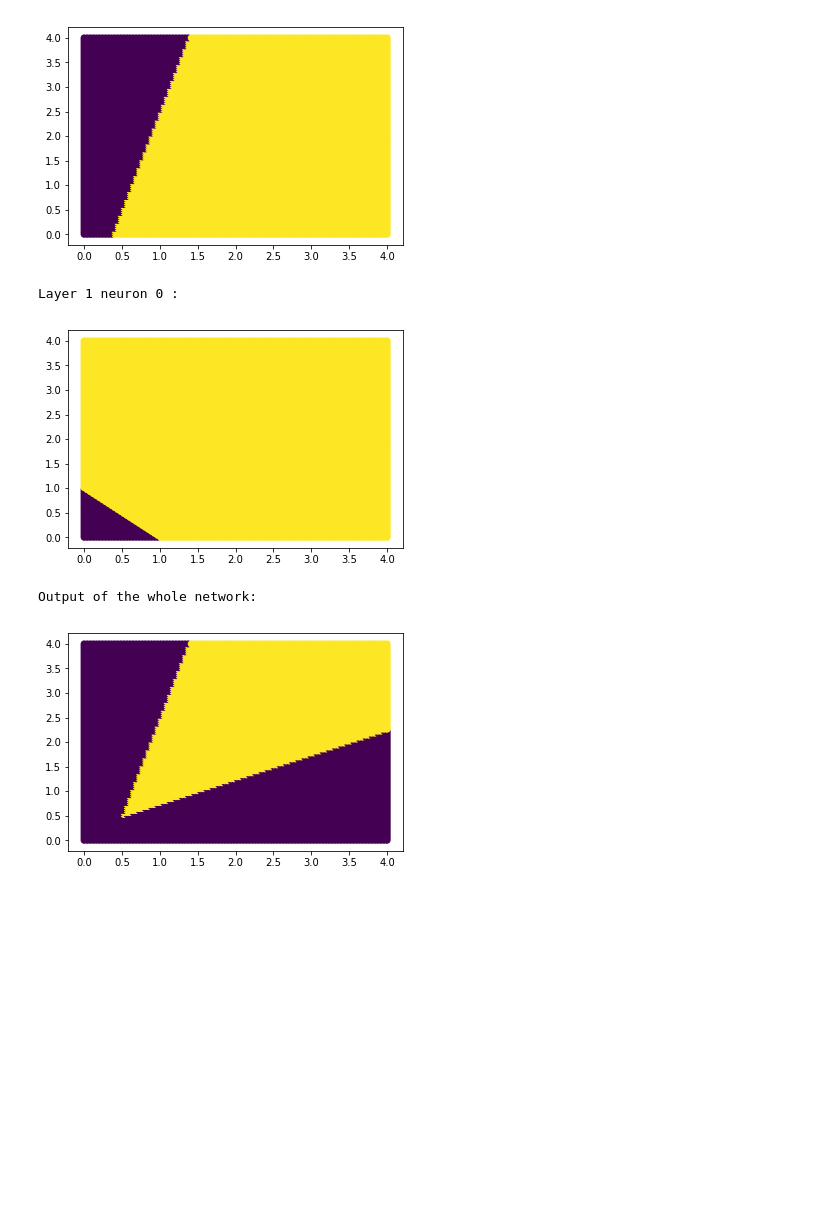
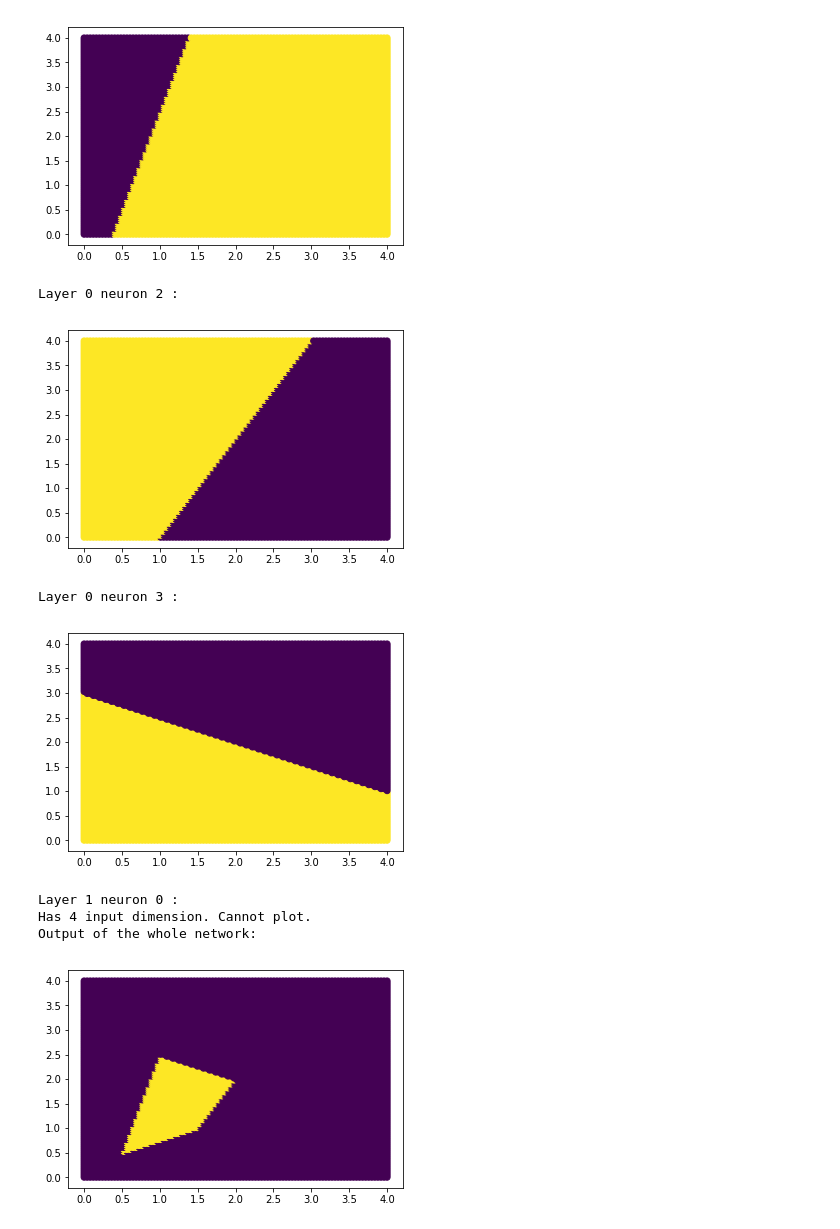
Before and after one commit to BartyzalRadek/neuroinformatics-course, a Jupyter notebook: MLP.ipynb, the cells around one changed output. Saved outputs shown, nothing was run; the diff lists cells and outputs as text; code cells hidden in the pictures; blank space fills up the shorter version.

Commit message:
Created a convex shape from 4 neurons.

```diff
--- a/MLP.ipynb
+++ b/MLP.ipynb
@@ -104,7 +104,11 @@ class Network:
         for l in range(len(self.layers)):
             for n in range(len(self.layers[l].neurons)):
                 print("Layer",l,"neuron",n,":")
-                self.layers[l].neurons[n].plot()
+                neuron = self.layers[l].neurons[n]
+                if neuron.in_dims == 2:
+                    neuron.plot()
+                else:
+                    print("Has",neuron.in_dims,"input dimensions. Cannot plot.")
 
         print("Output of the whole network:")
         points = get_grid_points_with_labels(100, self.out)
@@ -112,7 +116,7 @@ class Network:
         plt.show()
 # %%
 net = Network()
-net.add_layer(Layer(no_neurons=2, activation_func=step_func, input_dims=2))
-net.add_layer(Layer(no_neurons=1, activation_func=step_func, input_dims=2))
+net.add_layer(Layer(no_neurons=4, activation_func=step_func, input_dims=2))
+net.add_layer(Layer(no_neurons=1, activation_func=step_func, input_dims=4))
 net.list_layers()
 # %% [output]
@@ -121,21 +125,33 @@ net.list_layers()
 # %%
 n1 = net.layers[0].neurons[0]
 n1.b = -0.25
 n1.w = np.array([-0.5,1])
 
 n2 = net.layers[0].neurons[1]
 n2.b = -1.5
 n2.w = np.array([4,-1])
 
+n3 = net.layers[0].neurons[2]
+n3.b = 2
+n3.w = np.array([-2,1])
+
+n4 = net.layers[0].neurons[3]
+n4.b = 3
+n4.w = np.array([-0.5,-1])
+
 nAND = net.layers[1].neurons[0]
 nAND.set_to_AND()
 net.plot()
 # %% [output]
 Layer 0 neuron 0 :
 [figure]
 Layer 0 neuron 1 :
 [figure]
-Layer 1 neuron 0 :
+Layer 0 neuron 2 :
-[figure, old version]
+[figure, new version]
-Output of the whole network:
+Layer 0 neuron 3 :
-[figure, old version]
+[figure, new version]
+Layer 1 neuron 0 :
+Has 4 input dimension. Cannot plot.
+Output of the whole network:
+[figure, added]
```
Also changed, not shown: parts of 2 cells of this notebook.
